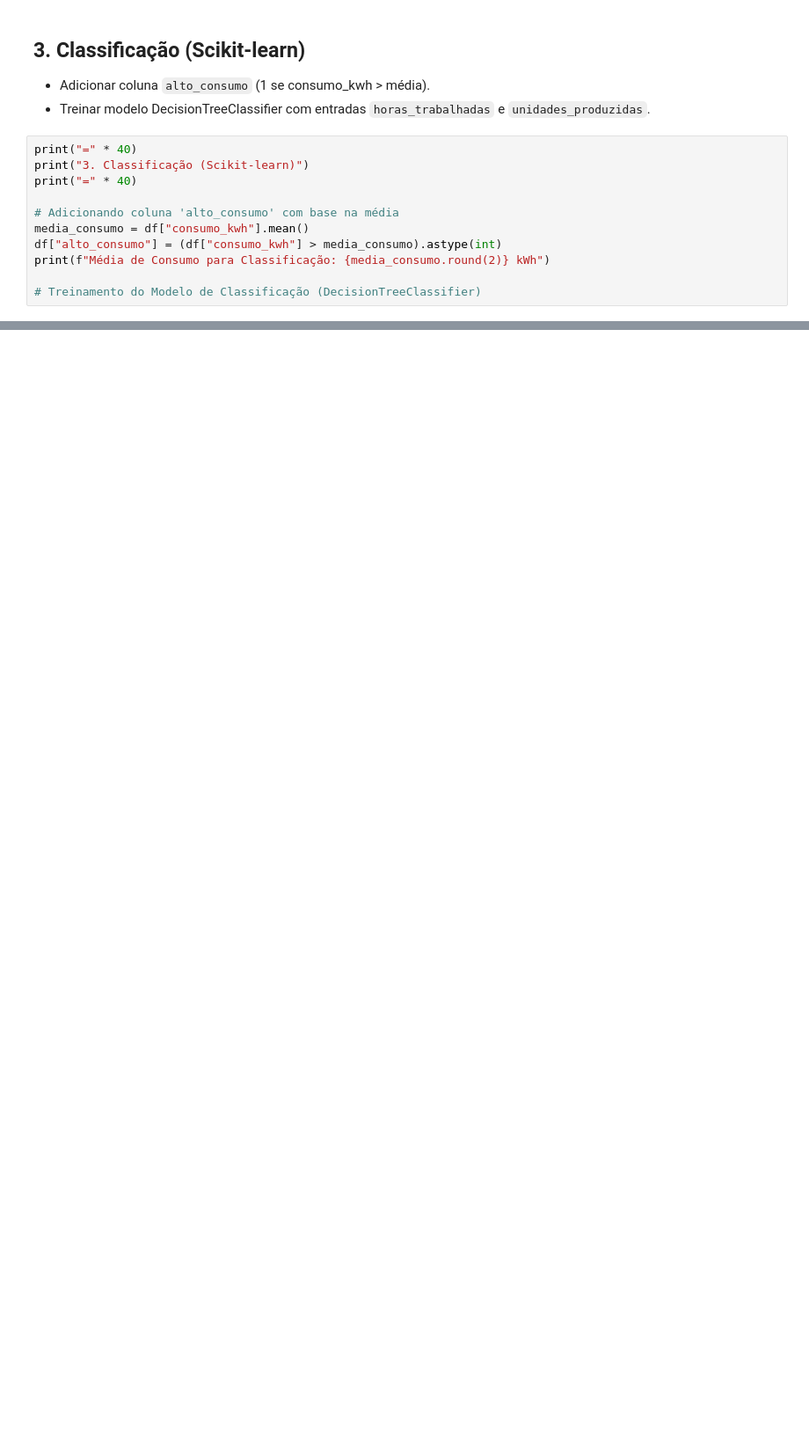
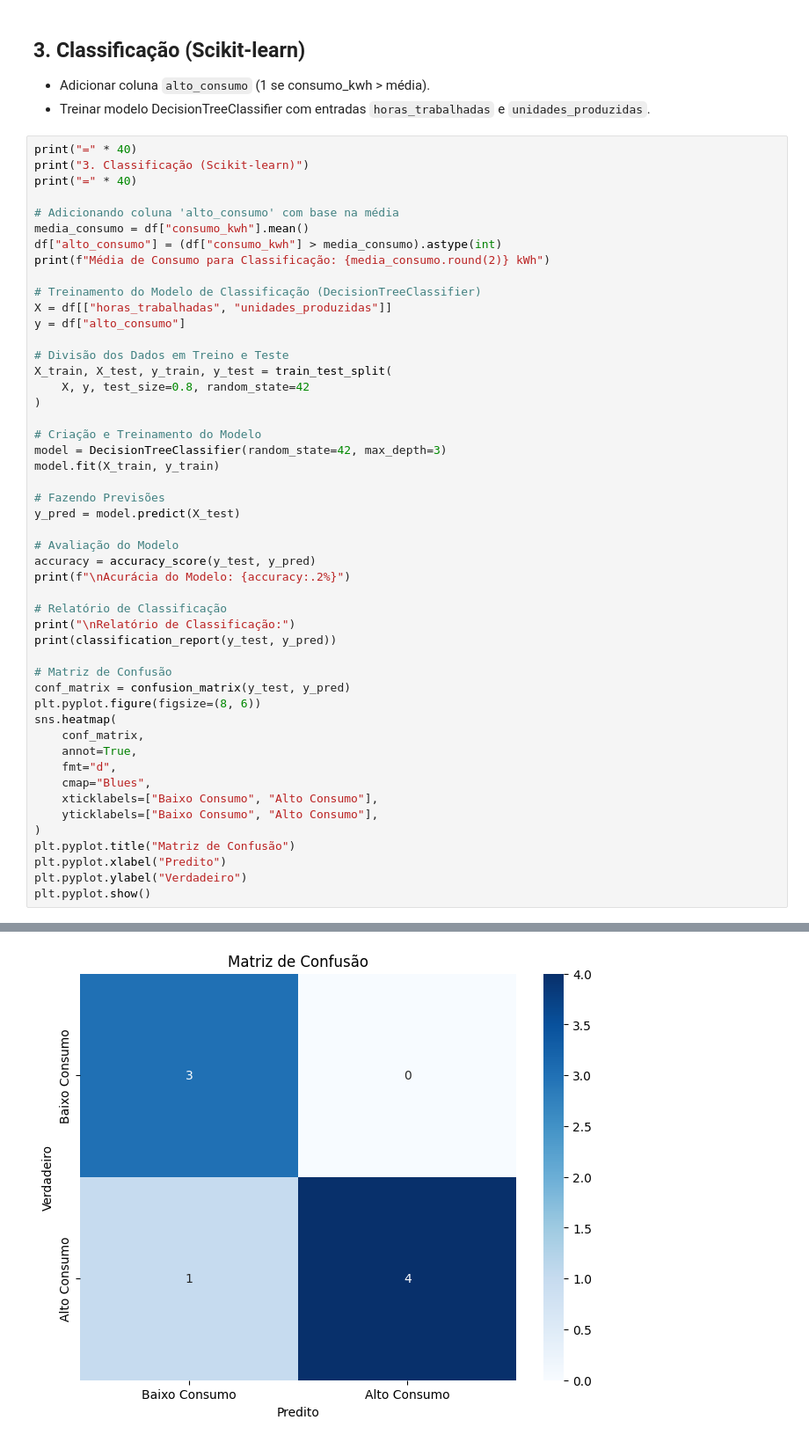
Before and after one commit to DavyAndrade/4UBD, a Jupyter notebook: FabricaInteligente/main.ipynb, the cells around one changed output, grey strips where cells are left out. Shown: that part at 88% size. Drawn from its saved outputs; the diff is of its cells as text; blank space fills up the shorter version.

Commit message:
feat: Modelo Treinado
Modelo treinado e com algumas avaliações

```diff
--- a/FabricaInteligente/main.ipynb
+++ b/FabricaInteligente/main.ipynb
@@ -154,6 +186,44 @@ df["alto_consumo"] = (df["consumo_kwh"] > media_consumo).astype(int)
 print(f"Média de Consumo para Classificação: {media_consumo.round(2)} kWh")
 
 # Treinamento do Modelo de Classificação (DecisionTreeClassifier)
+X = df[["horas_trabalhadas", "unidades_produzidas"]]
+y = df["alto_consumo"]
+
+# Divisão dos Dados em Treino e Teste
+X_train, X_test, y_train, y_test = train_test_split(
+    X, y, test_size=0.8, random_state=42
+)
+
+# Criação e Treinamento do Modelo
+model = DecisionTreeClassifier(random_state=42, max_depth=3)
+model.fit(X_train, y_train)
+
+# Fazendo Previsões
+y_pred = model.predict(X_test)
+
+# Avaliação do Modelo
+accuracy = accuracy_score(y_test, y_pred)
+print(f"\nAcurácia do Modelo: {accuracy:.2%}")
+
+# Relatório de Classificação
+print("\nRelatório de Classificação:")
+print(classification_report(y_test, y_pred))
+
+# Matriz de Confusão
+conf_matrix = confusion_matrix(y_test, y_pred)
+plt.pyplot.figure(figsize=(8, 6))
+sns.heatmap(
+    conf_matrix,
+    annot=True,
+    fmt="d",
+    cmap="Blues",
+    xticklabels=["Baixo Consumo", "Alto Consumo"],
+    yticklabels=["Baixo Consumo", "Alto Consumo"],
+)
+plt.pyplot.title("Matriz de Confusão")
+plt.pyplot.xlabel("Predito")
+plt.pyplot.ylabel("Verdadeiro")
+plt.pyplot.show()
 # %% [output]
 ========================================
 3. Classificação (Scikit-learn)
@@ -161,0 +244 @@ Média de Consumo para Classificação: 299.5 kWh
+[figure, added]
```
Also changed, not shown: parts of 6 cells of this notebook.
